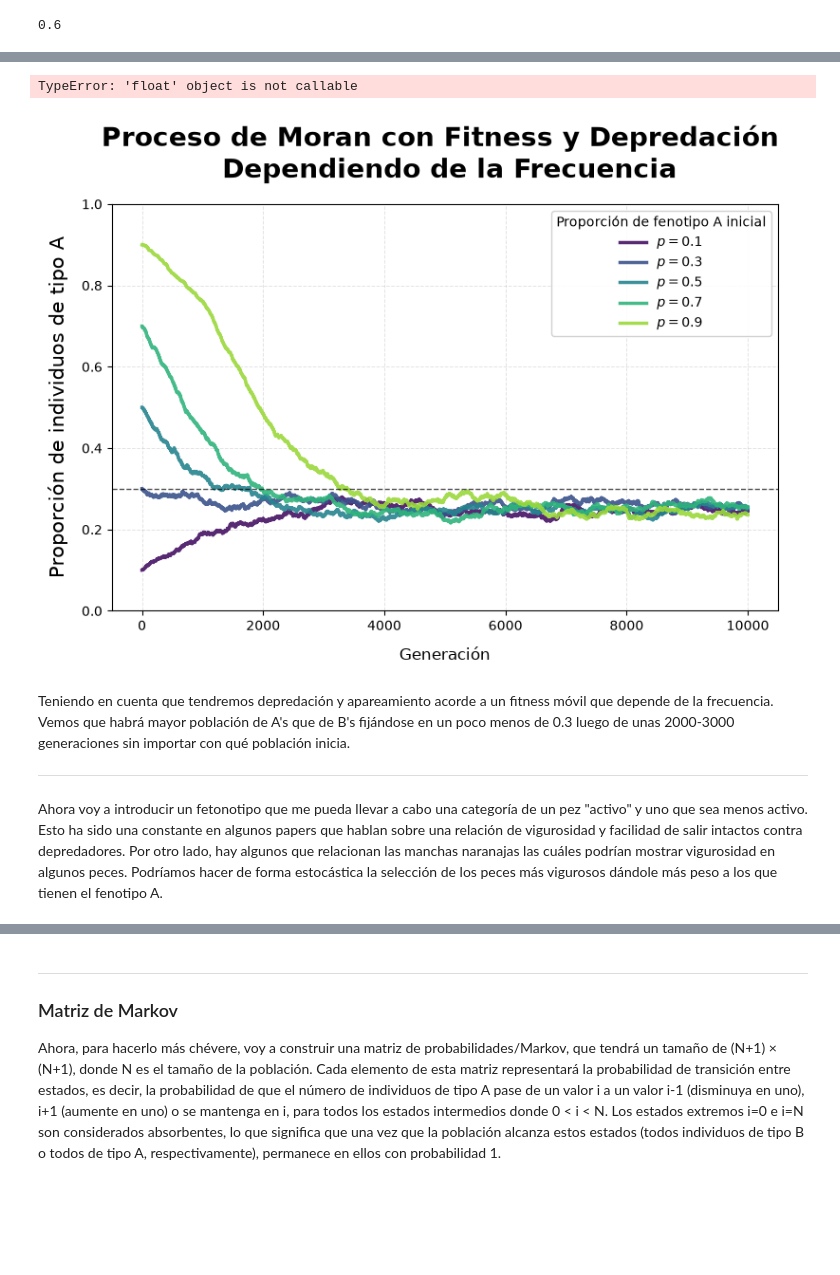
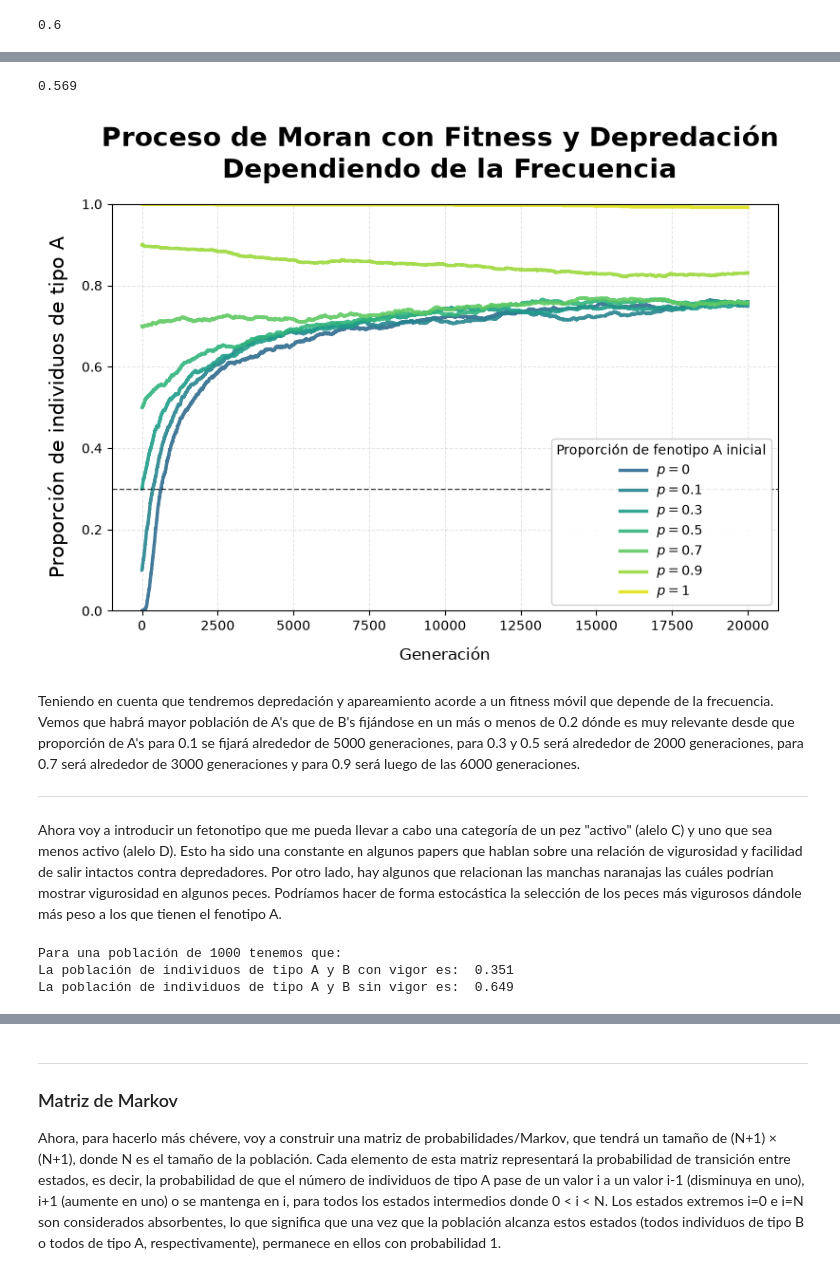
Before and after one commit to ValentinaBustos2025/Proyecto-Final, a Jupyter notebook: Simulación/Proceso Moran incial.ipynb, the cells around one changed output, grey strips where cells are left out. Cells and saved outputs as stored; diff of their text form; code cells hidden in the pictures; blank space fills up the shorter version.

```diff
--- a/Simulación/Proceso Moran incial.ipynb
+++ b/Simulación/Proceso Moran incial.ipynb
@@ -43,7 +49,7 @@ moranProcess(N=1000, p=0.5, T= 1000)[1]
 # %%
 fig, ax = plt.subplots(figsize=(8, 6))
 
-p = [0.1, 0.3, 0.5, 0.7, 0.9]
+p = [0,0.1,0.3,0.5,0.7,0.9,1]
 for prop, color in zip(p, colors):
     generaciones = moranProcess(N=1000, p=prop, T=1000)[0]
     ax.plot( generaciones, label=fr'$p = {prop}$', color=color, linewidth=2.5, alpha=0.9)
@@ -51,11 +57,11 @@ for prop, color in zip(p, colors):
 ax.set_xlabel('Generación', fontsize=12, labelpad=10)
 ax.set_ylabel('Proporción de individuos de tipo A', fontsize=15, labelpad=10)
 ax.set_title( 'Proceso de Moran Clásico', fontsize=20, fontweight='bold', pad=20)
-ax.set_ylim(0, 1)
+ax.set_ylim(-0.1, 1.1)
 ax.grid( True, linestyle='--', linewidth=0.7, alpha=0.35)
 ax.tick_params(axis='both', labelsize=10)
 ax.legend(
-    title='Proporción inicial de  \n individuos de tipo A',
+    title='Población inicial  A',
     fontsize=10,
     title_fontsize=10,
     loc='best',
@@ -66,6 +72,6 @@ ax.legend(
 
 
 plt.tight_layout()
-plt.savefig('../Gráficas/Proceso_Moran_Clasico.png')
+plt.savefig('../Gráficas/PM_Clasico.png')
 plt.show()
 # %% [output]
@@ -208,34 +320,19 @@ def moranProcessFreqFitness(N, p, T):
     Simula un proceso de Moran para una población de tamaño N, con una proporción inicial p de individuos de tipo A y T generaciones.
     Devuelve la proporción final de individuos de tipo A después de T generaciones.
     """
-    population = ['A'] * int(p * N) + ['B'] * int((1 - p) * N)
-    p0 = p
-    history = [p0]
-    for _ in range(T):
-        fit_a_freq = (1 + s_a*(1-p0) - d_a(1-p0))
-        fit_b_freq = (1 + s_b*(p0) - d_b*(p0))
-        die_a_freq = d_a*p0
-        die_b_freq = d_b*(1-p0)
-        to_die = random.choices(population, weights=[die_a_freq if x == 'A' else die_b_freq for x in population])[0]
-        reproducer = random.choices(population, weights=[fit_a_freq if x == 'A' else fit_b_freq for x in population])[0]
-        population[population.index(to_die)] = reproducer
-        p0 = population.count('A') / len(population)
-        history.append(p0)
-    return round(p0,3), history
-
-def moranProcessFreqFitness(N, p, T):
-    """
-    Simula un proceso de Moran para una población de tamaño N, con una proporción inicial p de individuos de tipo A y T generaciones.
-    Devuelve la proporción final de individuos de tipo A después de T generaciones.
-    """
-    population = ['A'] * int(p * N) + ['B'] * int((1 - p) * N)
+    if p == 0:
+            population = ['B'] * (N-1) + ['A']
+    elif p == 1:
+            population = ['A'] * (N-1) + ['B']
+    else:
+            population = ['A'] * int(p * N) + ['B'] * int((1 - p) * N)
     p0 = p
     history = [p0]
 
     for _ in range(T):
         # fitness dependiente de la frecuencia
-        fit_a_freq = 1 + s_a * (1 - p0) - d_a * (1 - p0)
-        fit_b_freq = 1 + s_b * p0 - d_b * p0
+        fit_a_freq =  s_a/ (1+p0)
+        fit_b_freq =  s_b
 
         # probabilidad de morir por tipo
         die_a_freq = d_a * p0
@@ -259,47 +356,46 @@ def moranProcessFreqFitness(N, p, T):
 
 moranProcessFreqFitness(N=1000, p=0.5, T=1000)[0]
 # %% [output]
-TypeError: 'float' object is not callable
+0.569
 # %%
 fig, ax = plt.subplots(figsize=(8, 6))
 
+p = [0, 0.1, 0.3, 0.5, 0.7, 0.9, 1]
 for prop, color in zip(p, colors):
-    generaciones = moranProcessFreqFitness(N=1000, p=prop, T=10000)[1]
+    generaciones = moranProcessFreqFitness(N=1000, p=prop, T=20000)[1]
     ax.plot( generaciones, label=fr'$p = {prop}$', color=color, linewidth=2.5, alpha=0.9)
 
 ax.set_xlabel('Generación', fontsize=12, labelpad=10)
 ax.set_ylabel('Proporción de individuos de tipo A', fontsize=15, labelpad=10)
 ax.set_title( 'Proceso de Moran con Fitness y Depredación \n Dependiendo de la Frecuencia', fontsize=20, fontweight='bold', pad=20)
 ax.set_ylim(0, 1)
 ax.axhline(0.3, color='black', linestyle='--', linewidth=1, alpha=0.7)
 ax.grid( True, linestyle='--', linewidth=0.7, alpha=0.35)
 ax.tick_params(axis='both', labelsize=10)
 ax.legend(
     title='Proporción de fenotipo A inicial',
     fontsize=10,
     title_fontsize=10,
     loc='best',
     frameon=True,
     fancybox=True,
     framealpha=0.9
 )
 
 
 plt.tight_layout()
-plt.savefig('../Gráficas/Proceso_Moran_Fitness_y_Depredacion_freq.png')
+plt.savefig('../Gráficas/PM_FitnessDepredacion_Frecuencia.png')
 plt.show()
 # %% [output]
-[figure, old version]
+[figure, new version]
 # %% [markdown]
-Teniendo en cuenta que tendremos depredación y apareamiento acorde a un fitness móvil que depende de la frecuencia. Vemos que habrá mayor población de A's que de B's fijándose en un poco menos de 0.3 luego de unas 2000-3000 generaciones sin importar con qué población inicia.
+Teniendo en cuenta que tendremos depredación y apareamiento acorde a un fitness móvil que depende de la frecuencia. Vemos que habrá mayor población de A's que de B's fijándose en un más o menos de 0.2 dónde es muy relevante desde que proporción de A's para 0.1 se fijará alrededor de 5000 generaciones, para 0.3 y 0.5 será alrededor de 2000 generaciones, para 0.7 será alrededor de 3000 generaciones y para 0.9 será luego de las 6000 generaciones.
 
 ---
 
-Ahora voy a introducir un fetonotipo que me pueda llevar a cabo una categoría de un pez "activo" y uno que sea menos activo. Esto ha sido una constante en algunos papers que hablan sobre una relación de vigurosidad y facilidad de salir intactos contra depredadores. Por otro lado, hay algunos que relacionan las manchas naranajas las cuáles podrían mostrar vigurosidad en algunos peces. Podríamos hacer de forma estocástica la selección de los peces más vigurosos dándole más peso a los que tienen el fenotipo A.
+Ahora voy a introducir un fetonotipo que me pueda llevar a cabo una categoría de un pez "activo" (alelo C) y uno que sea menos activo (alelo D). Esto ha sido una constante en algunos papers que hablan sobre una relación de vigurosidad y facilidad de salir intactos contra depredadores. Por otro lado, hay algunos que relacionan las manchas naranajas las cuáles podrían mostrar vigurosidad en algunos peces. Podríamos hacer de forma estocástica la selección de los peces más vigurosos dándole más peso a los que tienen el fenotipo A.
 # %%
-v = 0.6 # La prob de que un individuo A sea vigoroso hay que revisarlo
-p_v = 0 # Que tan prob es que el individuo se escape de la depredación, hay que revisarlo
-def poblacionvigorosa(p, v, N):
+def poblacionvigorosa(p, v_a, v_b, N):
     """
     Genera una población de tamaño N con una proporción inicial p de individuos de tipo A y (1-p) de tipo B.
     Cada individuo tiene una probabilidad v de ser vigoroso.
@@ -308,19 +404,27 @@ def poblacionvigorosa(p, v, N):
     population = ['A'] * int(p * N) + ['B'] * int((1 - p) * N)
     for i in range(len(population)):
         if population[i] == 'A':
-            if random.random() < v:
+            if random.random() < v_a:
                 population[i] = 'AC'
             else:
                 population[i] = 'AD'
 
         else:
-            if random.random() < (1-v):
+            if random.random() < v_b:
                 population[i] = 'BC'
             else:
                 population[i] = 'BD'
     return population
 
 p= 0.5
-poblacion= poblacionvigorosa(p, v, N=1000)
-print(poblacion.count('AC')/len(poblacion), poblacion.count('AD')/len(poblacion), poblacion.count('BC')/len(poblacion), poblacion.count('BD')/len(poblacion))
+v_a = 0.6 # La prob de que un individuo A sea vigoroso hay que revisarlo
+v_b = 0.1 # La prob de que un individuo B sea vigoroso hay que revisarlo
+poblacion= poblacionvigorosa(p, v_a, v_b, N=1000)
+print(f"Para una población de {len(poblacion)} tenemos que:")
+print("La población de individuos de tipo A y B con vigor es: ", (poblacion.count('AC') + poblacion.count('BC'))/len(poblacion))
+print("La población de individuos de tipo A y B sin vigor es: ", (poblacion.count('AD') + poblacion.count('BD'))/len(poblacion))
+# %% [output]
+Para una población de 1000 tenemos que:
+La población de individuos de tipo A y B con vigor es:  0.351
+La población de individuos de tipo A y B sin vigor es:  0.649
 # %%
```
Also changed, not shown: parts of 21 cells of this notebook.
